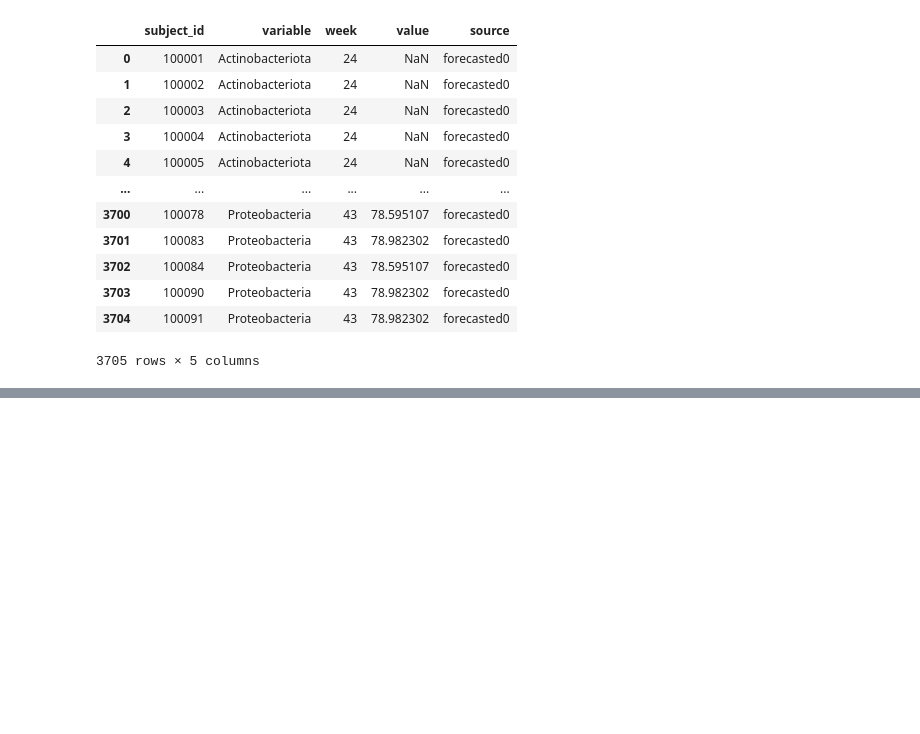
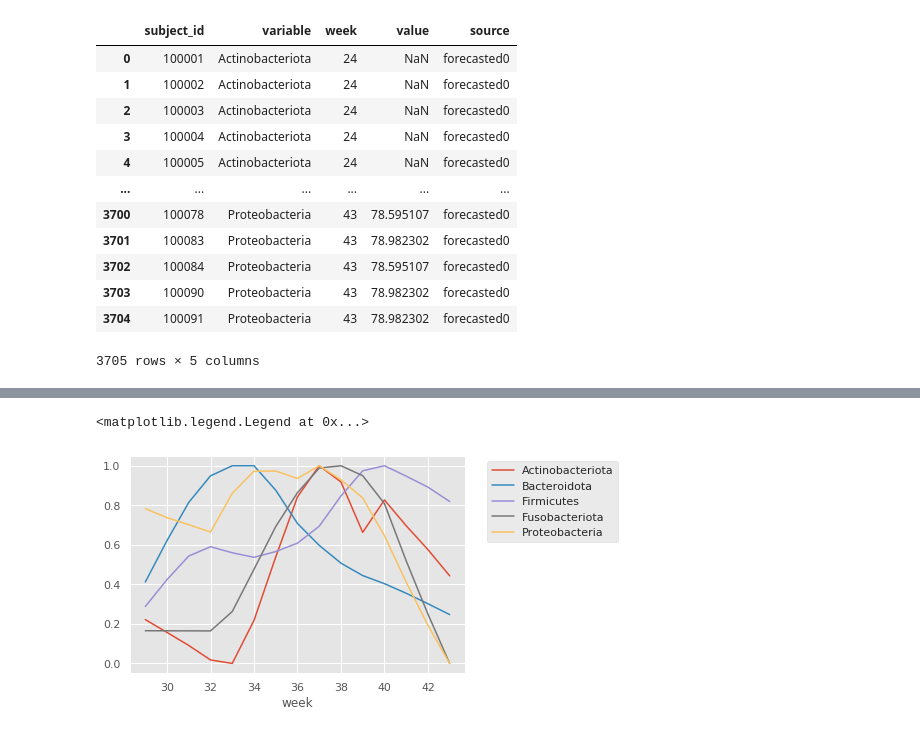
Before and after one commit to zeroknowledgediscovery/qbiome, a Jupyter notebook: examples/qbiome_example-Copy4.ipynb, the cells around one changed output, grey strips where cells are left out. Cells and saved outputs as stored; diff of their text form; code cells hidden in the pictures; blank space fills up the shorter version.

```diff
--- a/examples/qbiome_example-Copy4.ipynb
+++ b/examples/qbiome_example-Copy4.ipynb
@@ -173,21 +180,3 @@ DF
 | 3703 | 100090 | Proteobacteria | 43 | 78.982302 | forecasted0 |
 | 3704 | 100091 | Proteobacteria | 43 | 78.982302 | forecasted0 |
 3705 rows × 5 columns
-# %%
-Q=[]
-for subject_id in tqdm(SUBJECTS):
-    QF=None
-    for i in np.arange(NUMQ):
-        DF_=DF[(DF.subject_id==subject_id)
-               & (DF.source=='forecasted'+str(i))]
-
-        qf=quantizer.apply_random_forest_regressor(DF_[DF_.week>=SW]).assign(subject_id=subject_id)
-        if QF is None:
-            QF=qf.drop('value',axis=1)
-            QF['value_'+str(i)]=qf.value
-        else:
-            QF['value_'+str(i)]=qf.value
-    QF=pd.DataFrame(QF.set_index(['variable','week','subject_id']).mean(axis=1),columns=['value']).reset_index()
-    y=property_map[property_map.subject_id==subject_id].drop(['hc','HCZ'],axis=1).drop_duplicates().Infection.values[0]
-    QF=QF.assign(phn=y)
-    Q=Q+[QF]
@@ -469,0 +284,20 @@ qsmooth(plottable.drop('subject_id',axis=1),index='week',
+# %%
+new_subject=pd.read_csv('new_subject_001.csv')
+#display(new_subject)
+
+new_subject_quantized = quantizer.quantize_new_subject(new_subject, subject_id='1011')
+_, new_subject_matrix = quantizer.get_qnet_inputs(new_subject_quantized)
+new_subject_forecasted = forecaster_i.forecast_data(
+    new_subject_matrix,
+    start_week=29
+)
+df_=qsmooth(new_subject_forecasted.drop('subject_id',axis=1),index='week',
+                    columns='variable',
+                    interpolate=False,alpha=.5,
+                    lowess_fraction=0.5,normalize=True)
+
+ax=df_.plot()
+ax.legend( bbox_to_anchor=(1.05, 1), loc='upper left')
+# %% [output]
+<matplotlib.legend.Legend at 0x...>
+[figure, added]
```
Also changed, not shown: parts of 32 cells of this notebook, 3 other files.
